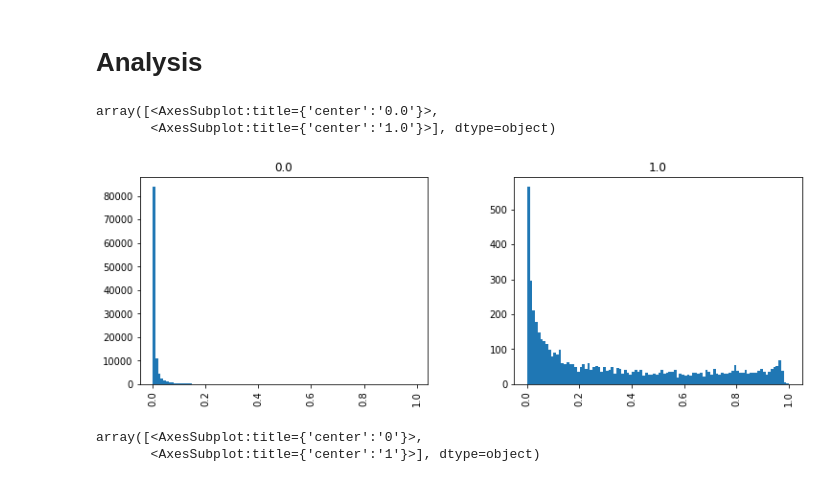
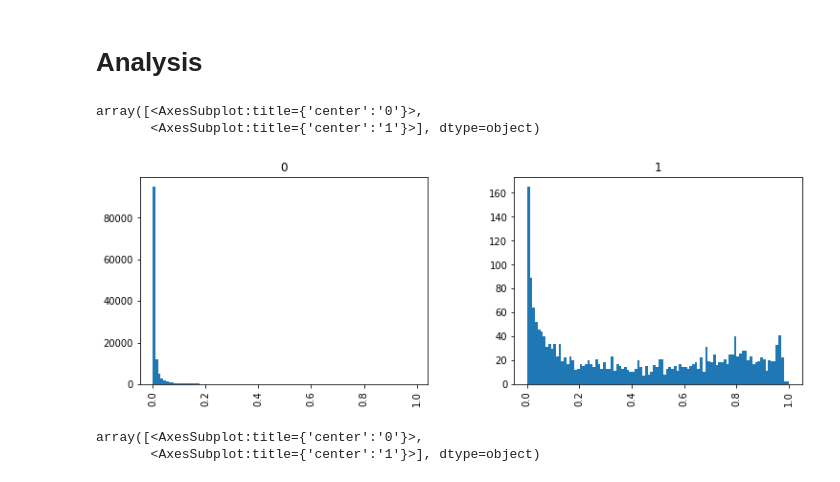
Before and after one commit to axelHeim/MCstudies, a Jupyter notebook: Dstlnu_Bt_generic/load_NN_to_basf2/productive_method/relatedAnalysis/Hc_BCS.ipynb, the cells around one changed output. Cells and saved outputs as stored; diff of their text form; code cells hidden in the pictures.

```diff
--- a/Dstlnu_Bt_generic/load_NN_to_basf2/productive_method/relatedAnalysis/Hc_BCS.ipynb
+++ b/Dstlnu_Bt_generic/load_NN_to_basf2/productive_method/relatedAnalysis/Hc_BCS.ipynb
@@ -34,14 +42,24 @@ def hasBmother(s):
     return hasBmother
 
 df_Hc['hasBmother'] = df_Hc.apply(hasBmother, axis=1)
+# %%
+def hasBmother_and_isSig(s):
+    hasBmother_and_isSig = 0
+
+    if s["hasBmother"] == 1 and s["isSignalAcceptMissingNeutrino"] == 1:
+        hasBmother_and_isSig = 1
+
+    return hasBmother_and_isSig
+
+df_Hc['hasBmother_and_isSig'] = df_Hc.apply(hasBmother_and_isSig, axis=1)
 # %% [markdown]
 # Analysis
 # %%
-df_Hc.hist("sigProb", bins=100, figsize=(12,4), by="isSignalAcceptMissingNeutrino")
+df_Hc.hist("sigProb", bins=100, figsize=(12,4), by="hasBmother_and_isSig")
 # %% [output]
-array([<AxesSubplot:title={'center':'0.0'}>,
-       <AxesSubplot:title={'center':'1.0'}>], dtype=object)
+array([<AxesSubplot:title={'center':'0'}>,
+       <AxesSubplot:title={'center':'1'}>], dtype=object)
-[figure, old version]
+[figure, new version]
 # %%
 df_Hc.hist("sigProb", bins=100, figsize=(12,4), by="hasBmother")
 # %% [output]
```
Also changed, not shown: parts of 4 cells of this notebook, 9 other files.
